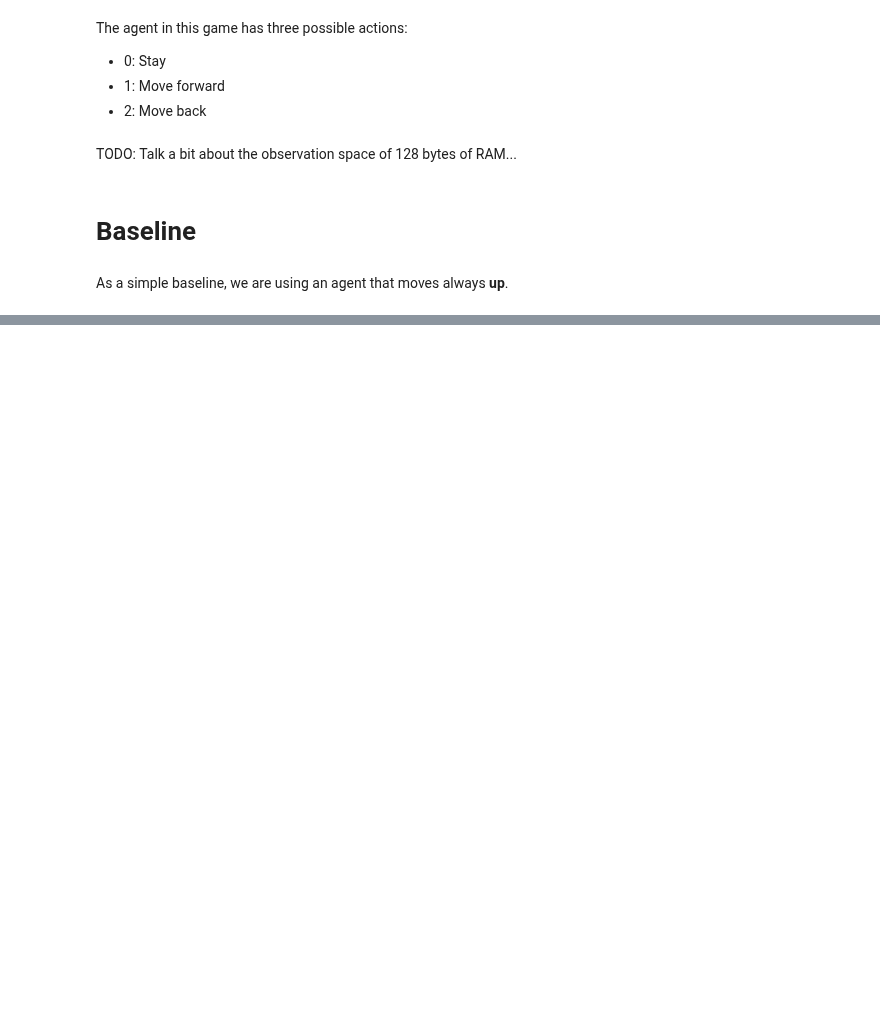
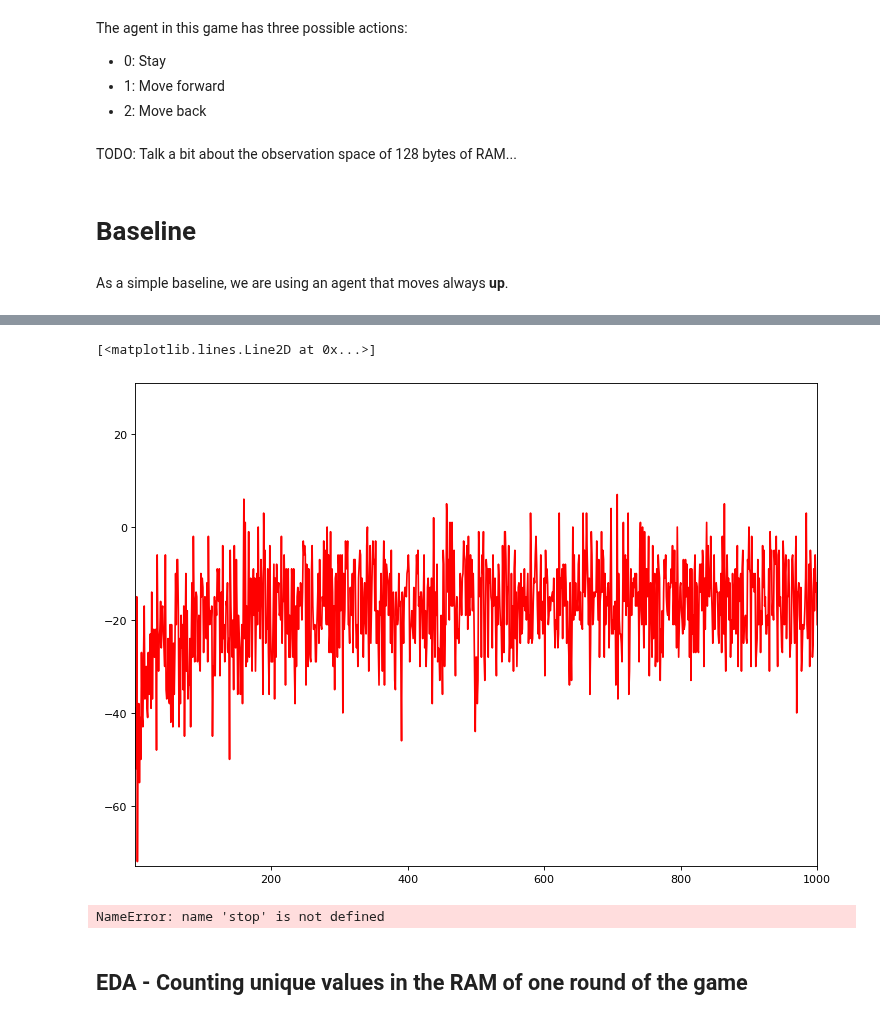
Before and after one commit to DionisiusMayr/FreewayGame, a Jupyter notebook: dionisius.mayr/dm_freeway.ipynb, the cells around one changed output, grey strips where cells are left out. Drawn from its saved outputs; the diff is of its cells as text; code cells hidden in the pictures; blank space fills up the shorter version.

```diff
--- a/dionisius.mayr/dm_freeway.ipynb
+++ b/dionisius.mayr/dm_freeway.ipynb
@@ -70,0 +160,17 @@ It usually scores from 21 to 23 points, as shown in the images below:
+# %%
+fig = plt.figure(figsize=(11, 8), dpi=80)
+ax = fig.add_subplot(1, 1, 1)
+
+ax.set_xlim(0.9, len(total_rewards) + 0.1)
+ax.set_ylim(min(total_rewards) - 1, max(scores) + 1)
+ax.plot(range(1, len(total_rewards) + 1), total_rewards, color='red')
+# ax.plot(range(1, len(total_rewards) + 1), total_rewards, 'ro')
+# %% [output]
+[<matplotlib.lines.Line2D at 0x...>]
+[figure, added]
+# %%
+stop
+# %% [output]
+NameError: name 'stop' is not defined
+# %% [markdown]
+## EDA - Counting unique values in the RAM of one round of the game
```
Also changed, not shown: parts of 21 cells of this notebook.
